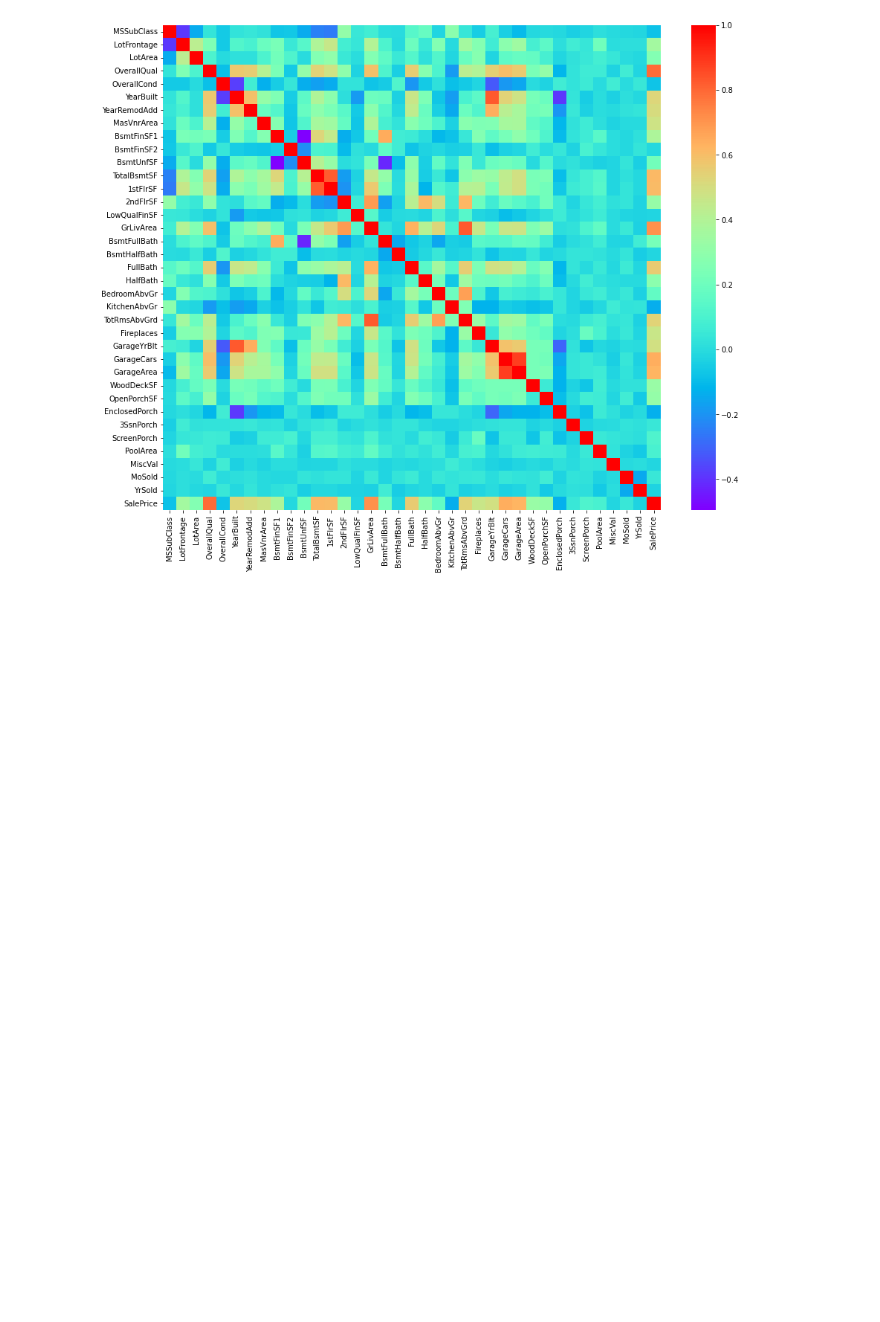
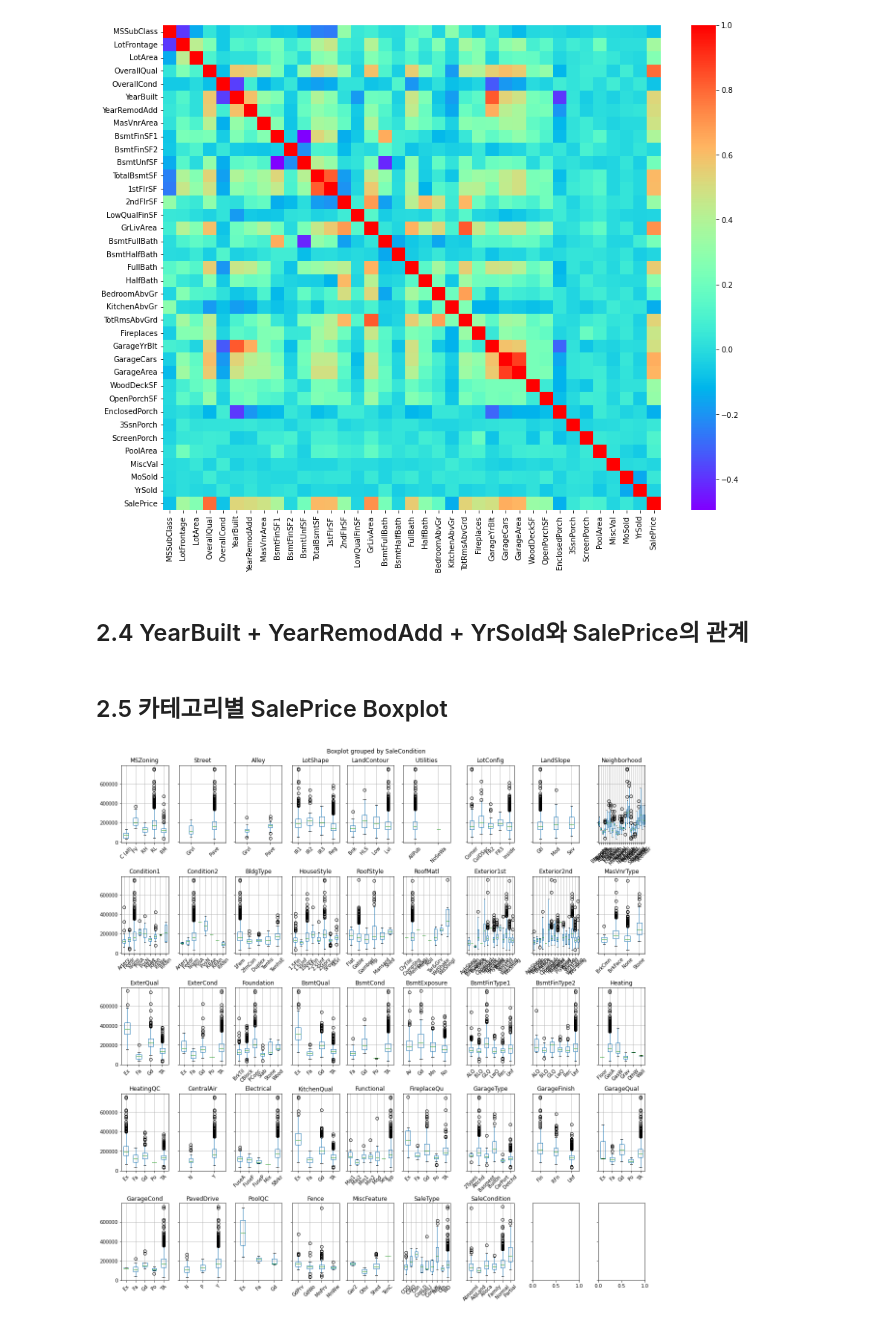
Before and after one commit to nsms556/Kaggle-House, a Jupyter notebook: house.ipynb, the cells around one changed output. Drawn from its saved outputs; the diff is of its cells as text; code cells hidden in the pictures; blank space fills up the shorter version.

```diff
--- a/house.ipynb
+++ b/house.ipynb
@@ -105,4 +105,19 @@ sns.heatmap(origin_df.corr(), cmap='rainbow')
 plt.show()
 # %% [output]
 [figure]
+# %% [markdown]
+## 2.4 YearBuilt + YearRemodAdd + YrSold와 SalePrice의 관계
+# %% [markdown]
+## 2.5 카테고리별 SalePrice Boxplot
+# %%
+fig, axes = plt.subplots(5, 9, figsize=(16,16), constrained_layout=True, sharey='row')
+
+for i, c in enumerate(origin_df.select_dtypes('object').columns) :
+    origin_df.boxplot(by=c, column=['SalePrice'], ax=axes[i//9, i%9], rot=45)
+    axes[i//9, i%9].set_title(c)
+    axes[i//9, i%9].set_xlabel('')
+
+plt.show()
+# %% [output]
+[figure, added]
 # %% [markdown]
```
Also changed, not shown: parts of 14 cells of this notebook.
